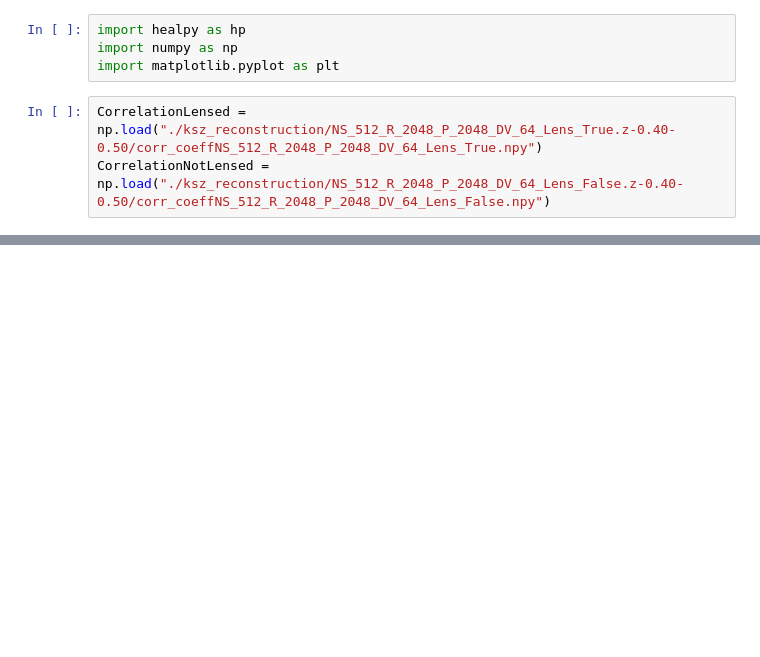
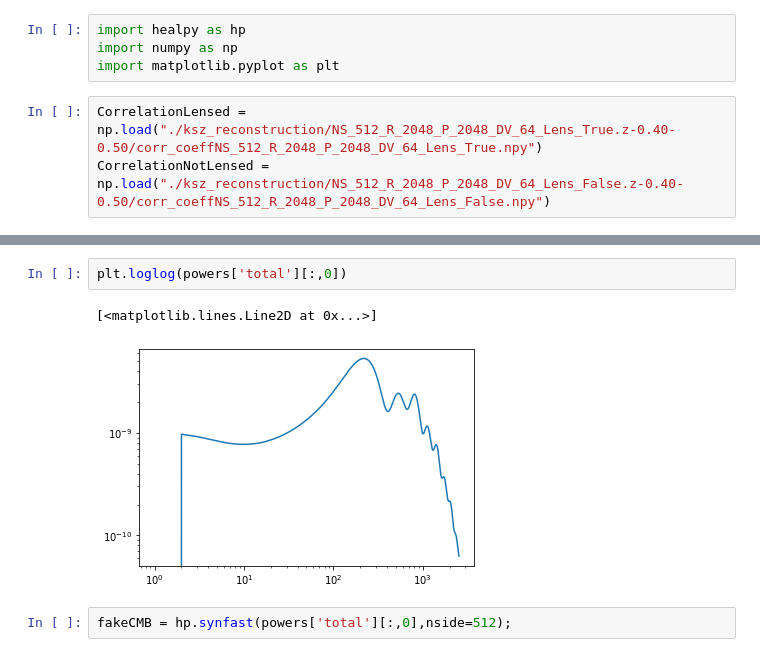
Before and after one commit to wurdahl/kSZfromPC, a Jupyter notebook: Recon.ipynb, the cells around one changed output, grey strips where cells are left out. Saved outputs shown, nothing was run; the diff lists cells and outputs as text; blank space fills up the shorter version.

```diff
--- a/Recon.ipynb
+++ b/Recon.ipynb
@@ -16,0 +32,7 @@ plt.legend();
+# %%
+plt.loglog(powers['total'][:,0])
+# %% [output]
+[<matplotlib.lines.Line2D at 0x...>]
+[figure, added]
+# %%
+fakeCMB = hp.synfast(powers['total'][:,0],nside=512);
```
Also changed, not shown: parts of 8 cells of this notebook, 12 other files.
